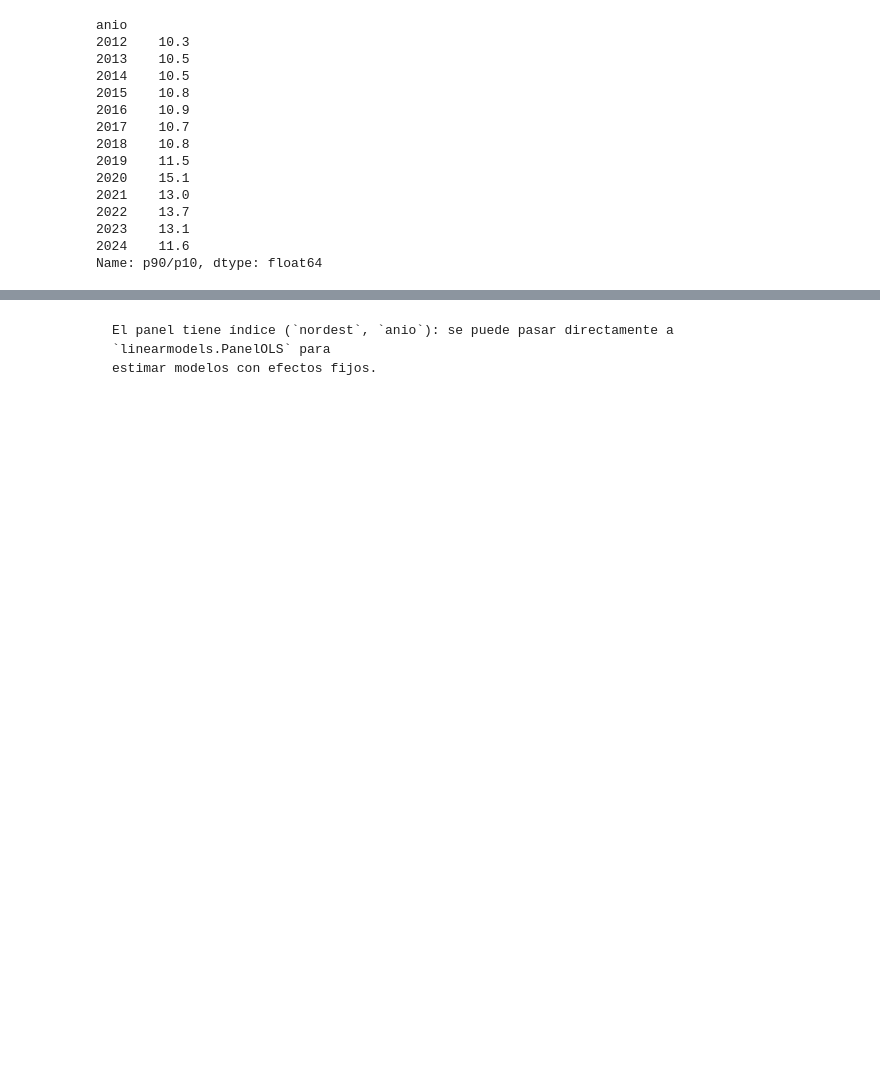
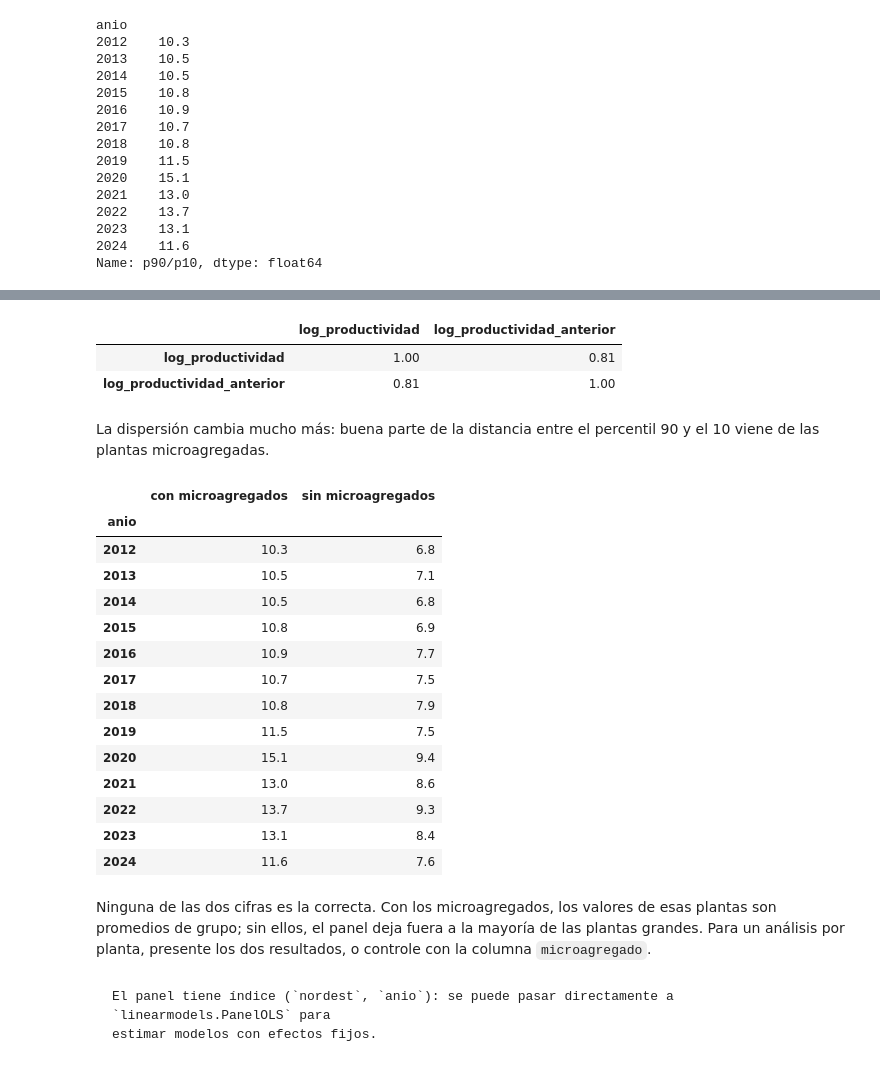
Before and after one commit to IntegralIndefinida/DANE-data, a Jupyter notebook: docs/ejemplos/eam_panel.ipynb, the cells around one changed output, grey strips where cells are left out. Cells and saved outputs as stored; diff of their text form; code cells hidden in the pictures; blank space fills up the shorter version.

````diff
--- a/docs/ejemplos/eam_panel.ipynb
+++ b/docs/ejemplos/eam_panel.ipynb
@@ -119,3 +126,40 @@ Name: p90/p10, dtype: float64
+# %%
+sin_micro = dd.eam.panel(eam, balanceado=True, anios=range(2012, 2025), excluir_microagregados=True)
+sin_micro = sin_micro[(sin_micro["valagri"] > 0) & (sin_micro["pertotal"] > 0)].copy()
+sin_micro["log_productividad"] = np.log(sin_micro["valagri"] / sin_micro["pertotal"])
+sin_micro["log_productividad_anterior"] = sin_micro.groupby(level="nordest")["log_productividad"].shift()
+sin_micro[["log_productividad", "log_productividad_anterior"]].corr().round(3)
+# %% [output]
+|  | log_productividad | log_productividad_anterior |
+| log_productividad | 1.00 | 0.81 |
+| log_productividad_anterior | 0.81 | 1.00 |
+# %% [markdown]
+La dispersión cambia mucho más: buena parte de la distancia entre el percentil 90 y el 10 viene de las
+plantas microagregadas.
+# %%
+q = sin_micro.groupby(level="anio")["log_productividad"].quantile([0.1, 0.9]).unstack()
+pd.DataFrame({"con microagregados": np.exp(p[0.9] - p[0.1]),
+              "sin microagregados": np.exp(q[0.9] - q[0.1])}).round(1)
+# %% [output]
+|  | con microagregados | sin microagregados |
+| anio |  |  |
+| 2012 | 10.3 | 6.8 |
+| 2013 | 10.5 | 7.1 |
+| 2014 | 10.5 | 6.8 |
+| 2015 | 10.8 | 6.9 |
+| 2016 | 10.9 | 7.7 |
+| 2017 | 10.7 | 7.5 |
+| 2018 | 10.8 | 7.9 |
+| 2019 | 11.5 | 7.5 |
+| 2020 | 15.1 | 9.4 |
+| 2021 | 13.0 | 8.6 |
+| 2022 | 13.7 | 9.3 |
+| 2023 | 13.1 | 8.4 |
+| 2024 | 11.6 | 7.6 |
+# %% [markdown]
+Ninguna de las dos cifras es la correcta. Con los microagregados, los valores de esas plantas son promedios
+de grupo; sin ellos, el panel deja fuera a la mayoría de las plantas grandes. Para un análisis por planta,
+presente los dos resultados, o controle con la columna `microagregado`.
 # %% [markdown]
 ```{tip}
 El panel tiene índice (`nordest`, `anio`): se puede pasar directamente a `linearmodels.PanelOLS` para
````
Also changed, not shown: parts of 1 cell of this notebook, 7 other files.
